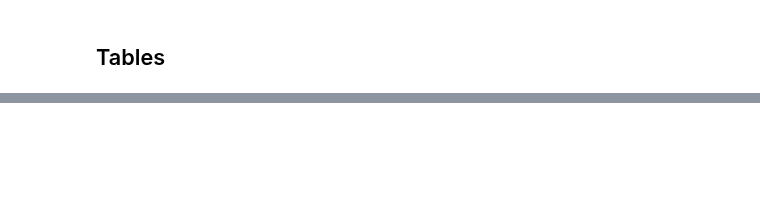
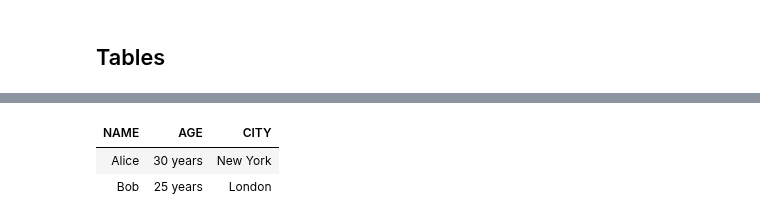
Before and after one commit to AnswerDotAI/fh-frankenui, a Jupyter notebook: lib_nbs/01_core.ipynb, the cells around one changed output, grey strips where cells are left out. Saved outputs shown, nothing was run; the diff lists cells and outputs as text; code cells hidden in the pictures; blank space fills up the shorter version.

```diff
--- a/lib_nbs/01_core.ipynb
+++ b/lib_nbs/01_core.ipynb
@@ -1170,20 +1213,22 @@ def TableFromDicts(header_data:Sequence, body_data:Sequence[dict], footer_data=N
     )
 # %%
 # Example usage:
-# def header_render(v): return Th(v.upper())
-# def body_render(k, v):
-#     match k.lower():
-#         case 'name': return Td(v['name'], cls='font-bold')
-#         case 'age': return Td(f"{v['age']} years")
-#         case _: return Td(v[k.lower()])
+def header_render(v): return Th(v.upper())
+def body_render(k, v):
+    match k.lower():
+        case 'name': return Td(v['name'], cls='font-bold')
+        case 'age': return Td(f"{v['age']} years")
+        case _: return Td(v[k.lower()])
 
-# header_data = ['Name', 'Age', 'City']
-# body_data = [
-#     {'name': 'Alice', 'age': 30, 'city': 'New York'},
-#     {'name': 'Bob', 'age': 25, 'city': 'London'}
-# ]
+header_data = ['Name', 'Age', 'City']
+body_data = [{'name': 'Alice', 'age': 30, 'city': 'New York'},
+             {'name': 'Bob', 'age': 25, 'city': 'London'}]
 
-# Show(TableFromDicts(header_data, body_data, header_cell_render=header_render, body_cell_render=body_render,sortable=True))
+show(TableFromDicts(header_data, body_data, header_cell_render=header_render, body_cell_render=body_render))
+# %% [output]
+| NAME | AGE | CITY |
+| Alice | 30 years | New York |
+| Bob | 25 years | London |
 # %%
 #| hide
 import nbdev; nbdev.nbdev_export()
```
Also changed, not shown: parts of 143 cells of this notebook, 17 other files.
